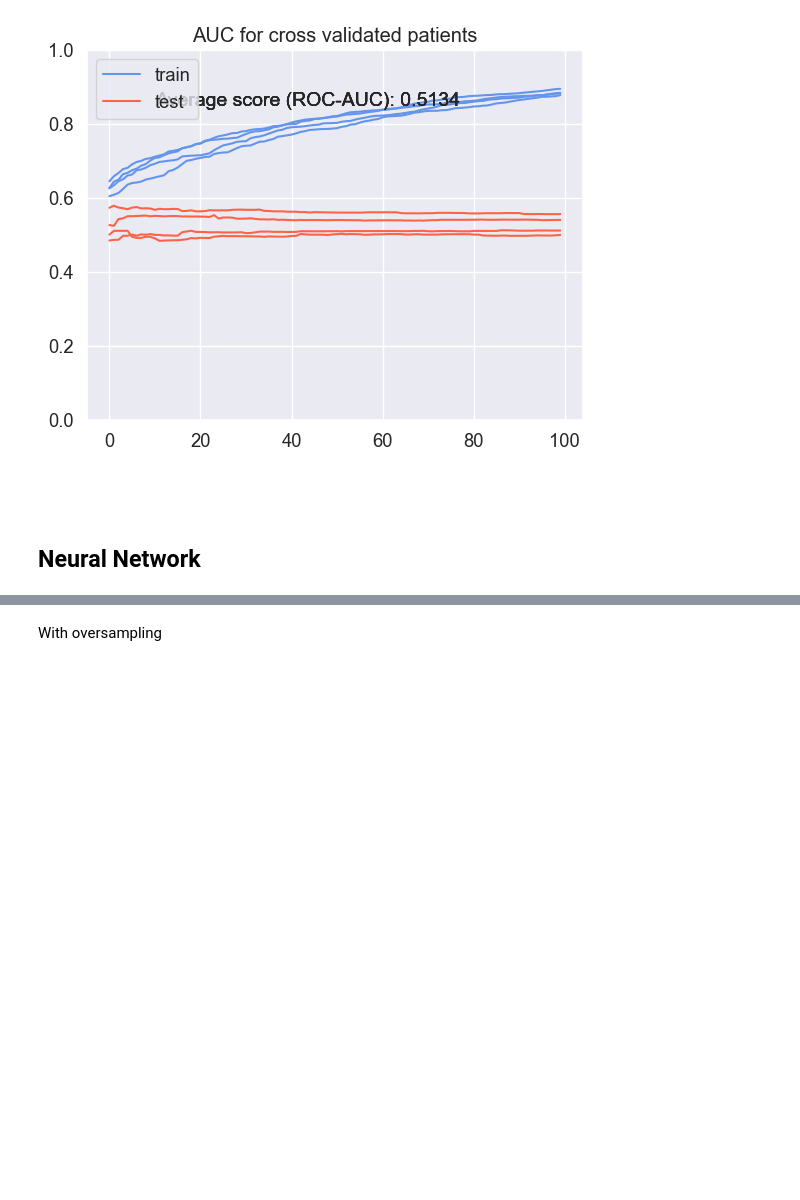
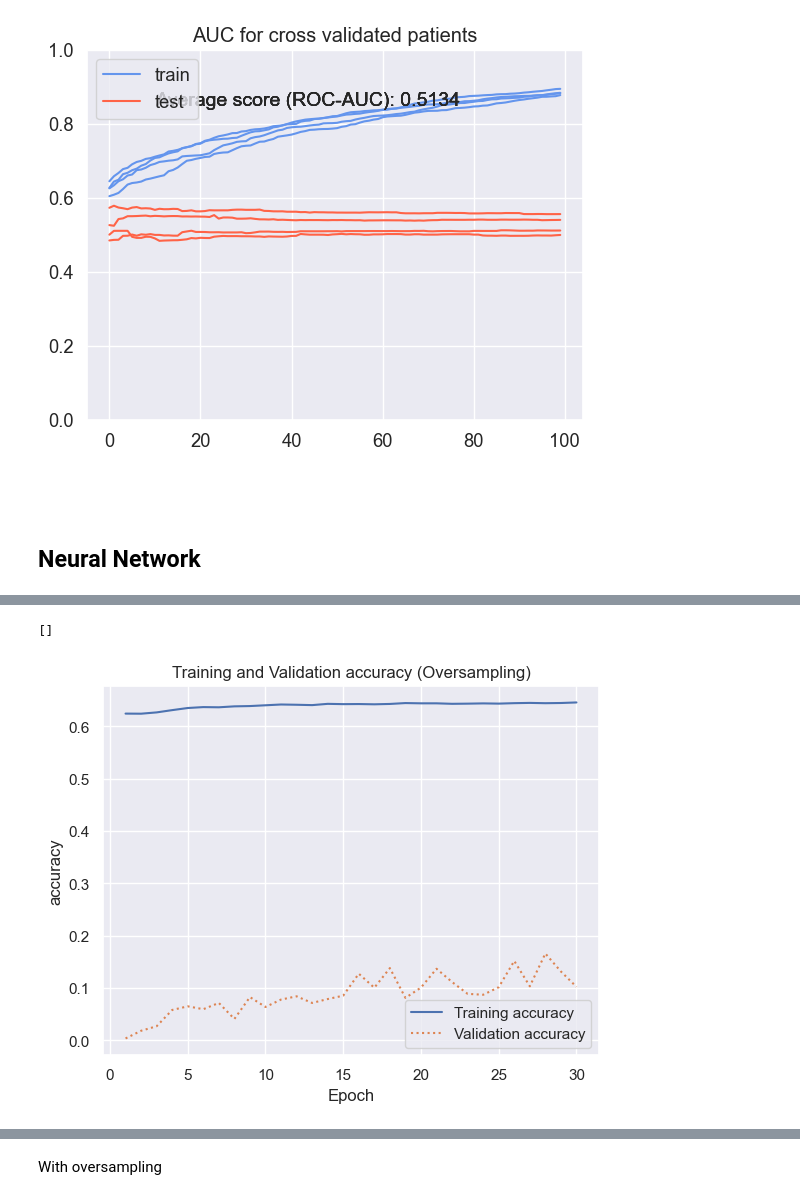
Before and after one commit to k0ruy/spindle-detection, a Jupyter notebook: eda_prepro_modelling.ipynb, the cells around one changed output, grey strips where cells are left out. Cells and saved outputs as stored; diff of their text form; code cells hidden in the pictures; blank space fills up the shorter version.

```diff
--- a/eda_prepro_modelling.ipynb
+++ b/eda_prepro_modelling.ipynb
@@ -630,0 +633,6 @@ from keras.layers import Dense
+# %%
+model = Sequential()
+model.add(Dense(30, activation='relu'))
+model.add(Dense(1, activation='sigmoid'))
+model.compile(optimizer='adam', loss='binary_crossentropy', metrics=['accuracy'])
+hist = model.fit(X_train_us, y_train_us, epochs=30, batch_size=30, validation_split=0.2)
@@ -630,0 +657,18 @@ from keras.layers import Dense
+# %%
+import seaborn as sns
+sns.set()
+
+acc = hist.history['accuracy']
+val = hist.history['val_accuracy']
+epochs = range(1, len(acc) + 1)
+
+plt.plot(epochs, acc, '-', label='Training accuracy')
+plt.plot(epochs, val, ':', label='Validation accuracy')
+plt.title('Training and Validation accuracy (Oversampling)')
+plt.xlabel('Epoch')
+plt.ylabel('accuracy')
+plt.legend(loc='lower right')
+plt.plot()
+# %% [output]
+[]
+[figure, added]
```
Also changed, not shown: parts of 9 cells of this notebook, 1 other file.
